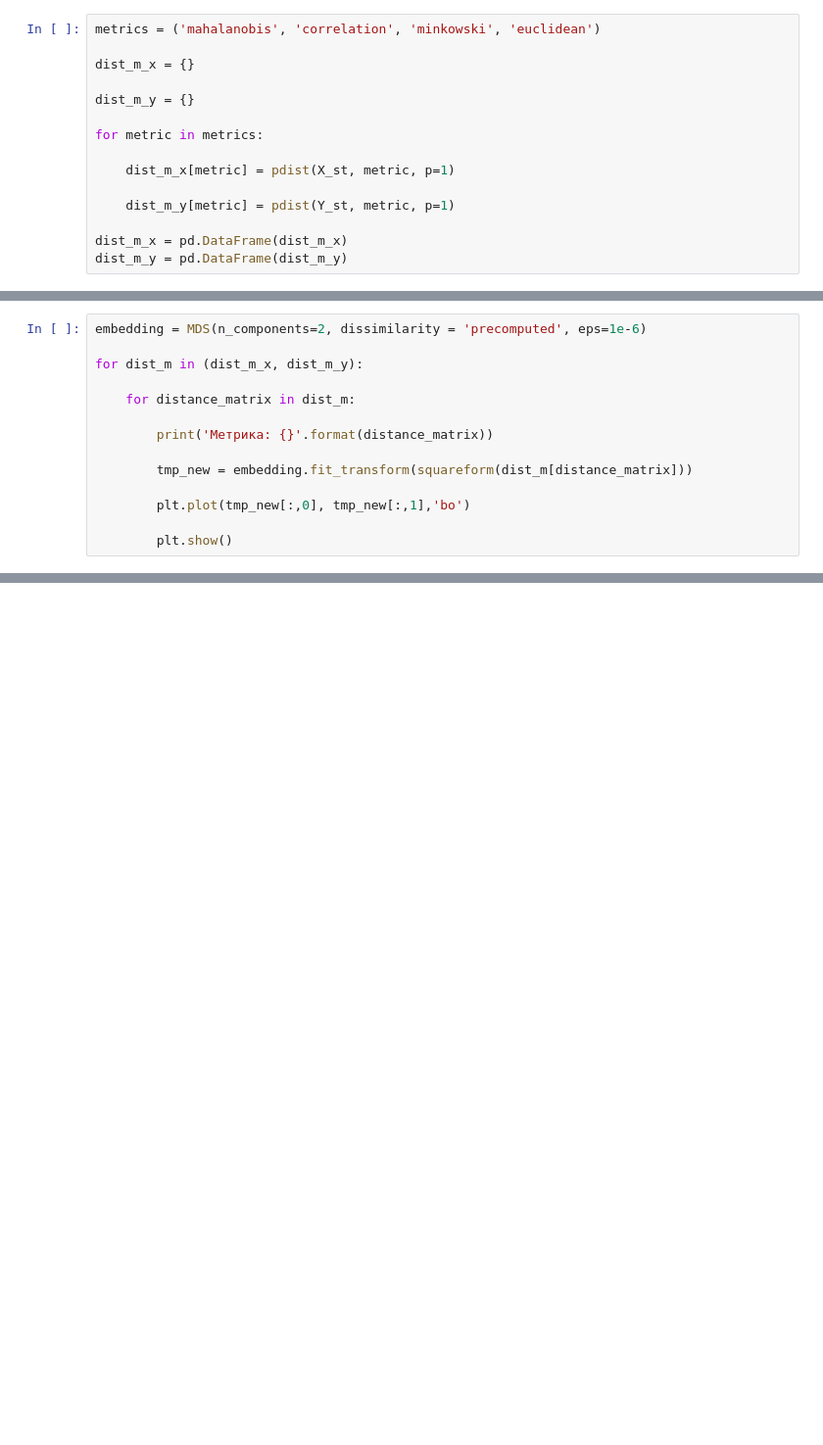
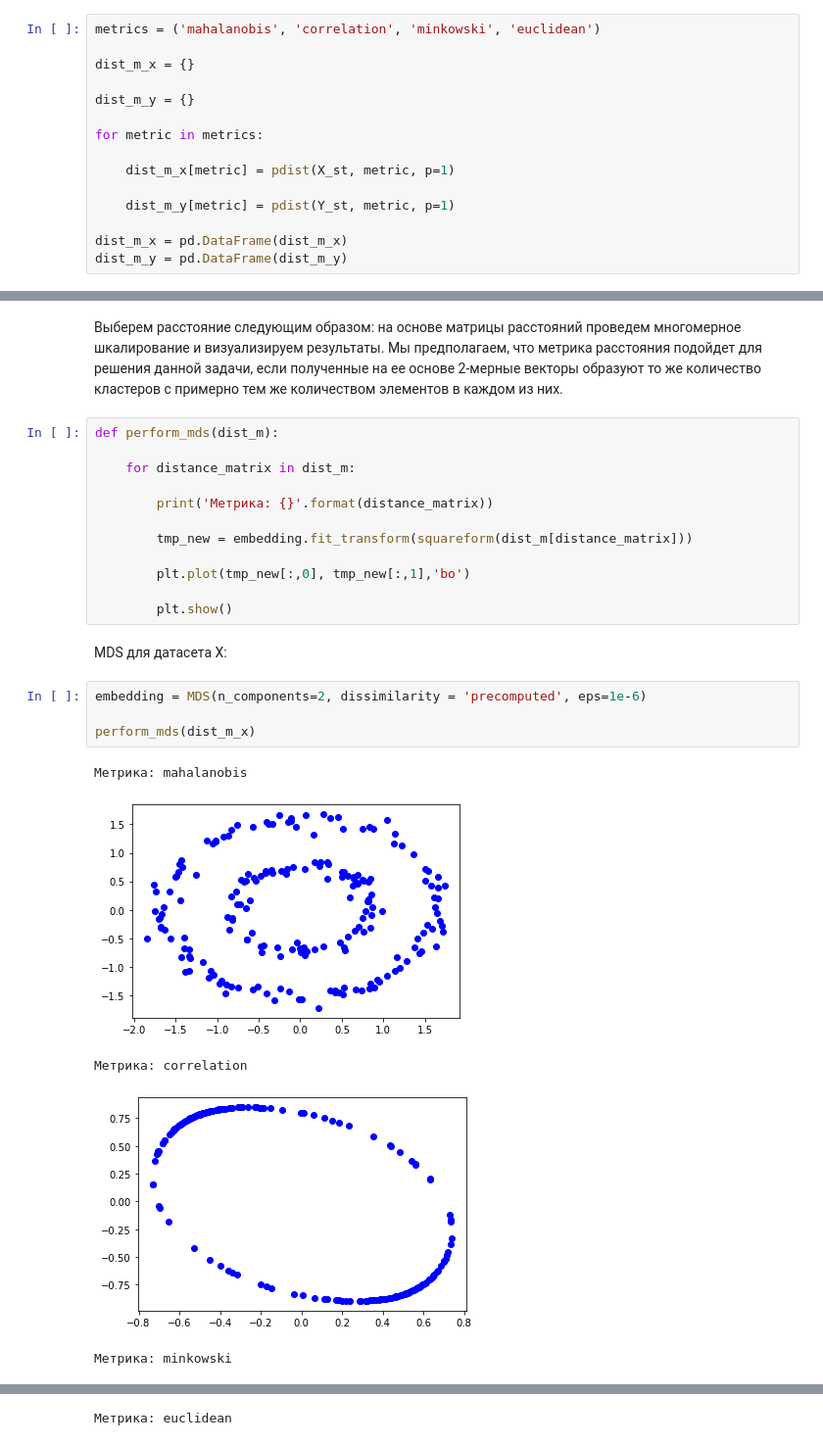
Before and after one commit to vsavkina/lab3, a Jupyter notebook: Lab3_13.ipynb, the cells around one changed output, grey strips where cells are left out. Shown at 98% size. Drawn from its saved outputs; the diff is of its cells as text; blank space fills up the shorter version.

Commit message:
Добавила анализ расстояний

```diff
--- a/Lab3_13.ipynb
+++ b/Lab3_13.ipynb
@@ -196,14 +176,0 @@ dist_m_y.corr('kendall')
-# %%
-embedding = MDS(n_components=2, dissimilarity = 'precomputed', eps=1e-6)
-
-for dist_m in (dist_m_x, dist_m_y):
-
-    for distance_matrix in dist_m:
-
-        print('Метрика: {}'.format(distance_matrix))
-
-        tmp_new = embedding.fit_transform(squareform(dist_m[distance_matrix]))
-
-        plt.plot(tmp_new[:,0], tmp_new[:,1],'bo')
-
-        plt.show()
@@ -223,0 +195,26 @@ for dist_m in (dist_m_x, dist_m_y):
+# %% [markdown]
+Выберем расстояние следующим образом: на основе матрицы расстояний проведем многомерное шкалирование и визуализируем результаты. Мы предполагаем, что метрика расстояния подойдет для решения данной задачи, если полученные на ее основе 2-мерные векторы образуют то же количество кластеров с примерно тем же количеством элементов в каждом из них.
+# %%
+def perform_mds(dist_m):
+
+    for distance_matrix in dist_m:
+
+        print('Метрика: {}'.format(distance_matrix))
+
+        tmp_new = embedding.fit_transform(squareform(dist_m[distance_matrix]))
+
+        plt.plot(tmp_new[:,0], tmp_new[:,1],'bo')
+
+        plt.show()
+# %% [markdown]
+MDS для датасета X:
+# %%
+embedding = MDS(n_components=2, dissimilarity = 'precomputed', eps=1e-6)
+
+perform_mds(dist_m_x)
+# %% [output]
+Метрика: mahalanobis
+[figure, added]
+Метрика: correlation
+[figure, added]
+Метрика: minkowski
@@ -223,0 +222 @@ for dist_m in (dist_m_x, dist_m_y):
+Метрика: euclidean
```
Also changed, not shown: parts of 13 cells of this notebook.
